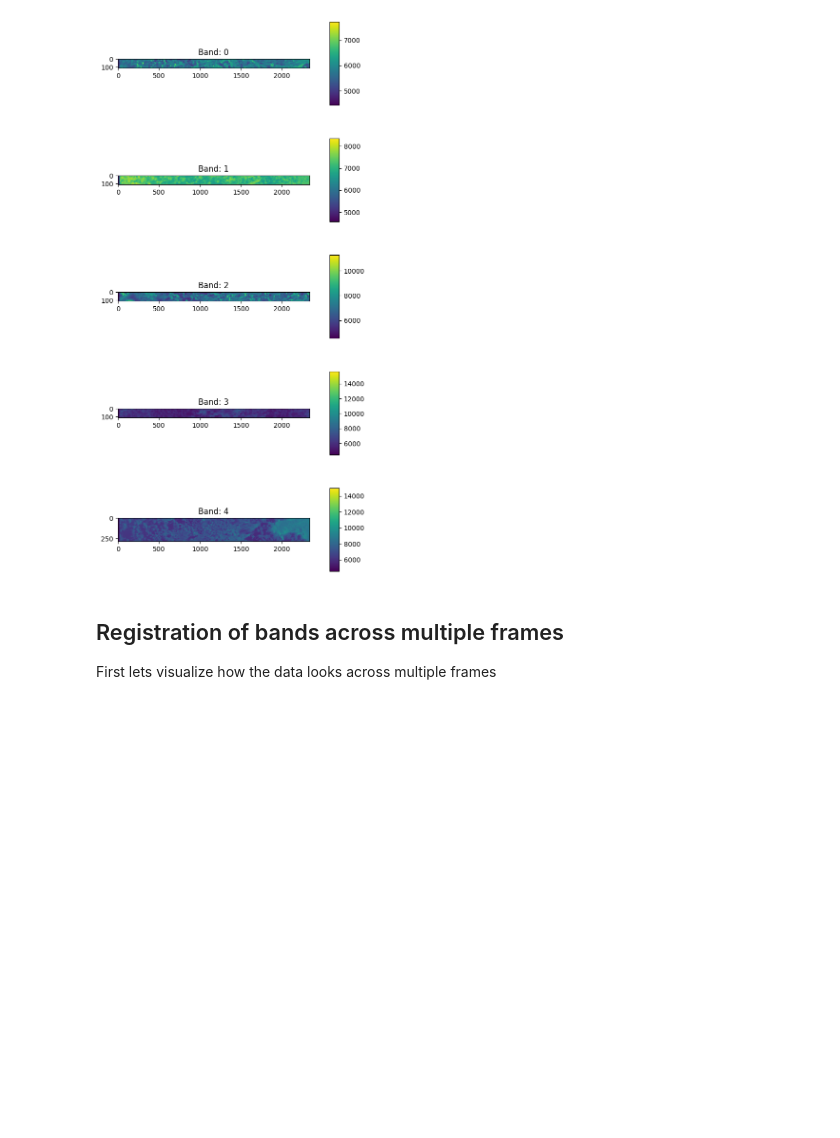
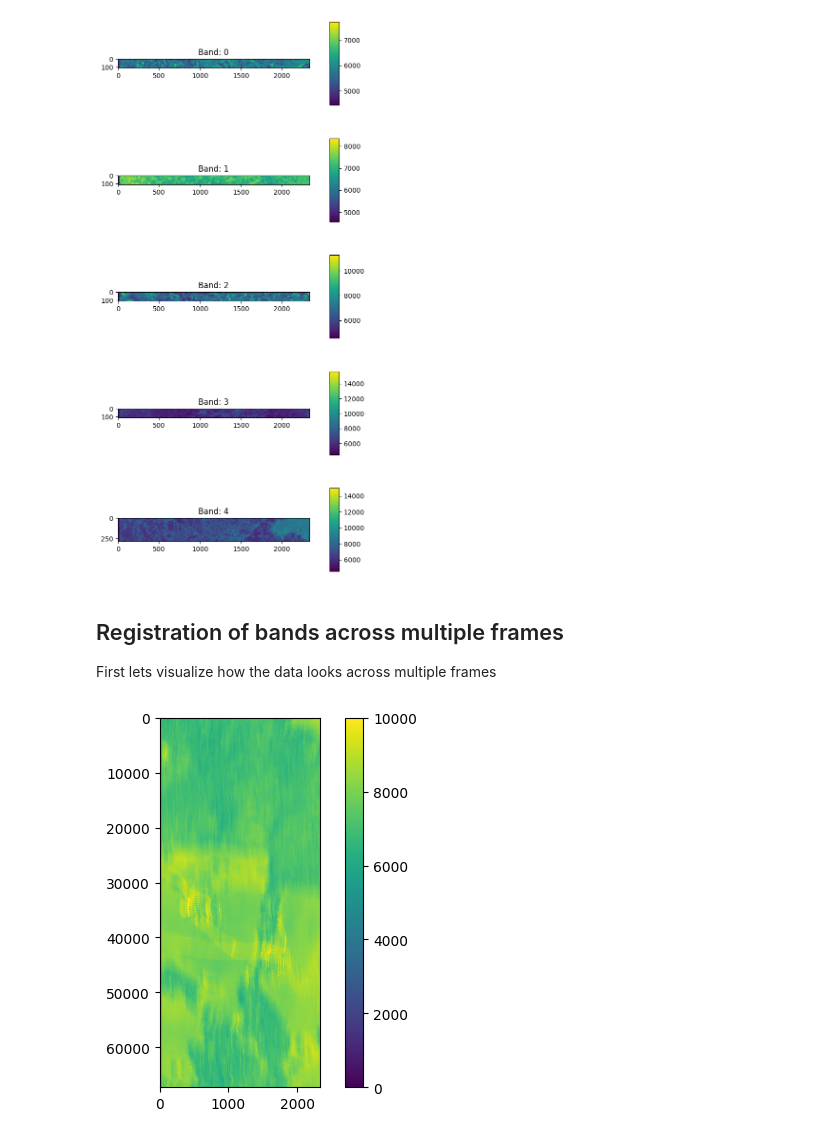
Before and after one commit to viveksharma2022/GeoSat-image-processing, a Jupyter notebook: main.ipynb, the cells around one changed output. Cells and saved outputs as stored; diff of their text form; code cells hidden in the pictures; blank space fills up the shorter version.

```diff
--- a/main.ipynb
+++ b/main.ipynb
@@ -4,15 +4,18 @@ This script explores a geosat data and does image processing to
 2) Compute the spatial shifts between the bands
 3)
 # %%
-%load_ext autoreload
-%autoreload 2
 import sys
 sys.path.append('./utils/')
 import os
 from utils import io
+from utils import image_processing as imp
 import matplotlib.pyplot as plt
 from pathlib import Path
+import numpy as np
 
-data_folder = Path(os.environ.get("GEOSATDATA_PATH"))
-if not data_folder:
+%load_ext autoreload
+%autoreload 2
+
+dataFolder = Path(os.environ.get("GEOSATDATA_PATH"))
+if not dataFolder:
     print(f"[ERROR]: Set the path to the data folder in the environment variables")
@@ -38,3 +38,14 @@ data.DataPlainView()
 # %% [markdown]
 ## Registration of bands across multiple frames
 First lets visualize how the data looks across multiple frames
+# %%
+imgAlignStrategy = imp.ImageAlignmentStrategy(imp.PhaseCorrelation(), dataFolder) # set the strategy to align images
+rawData = imgAlignStrategy.GetRawData(bandNumber = -1)
+# %%
+plt.figure()
+plt.imshow((rawData), aspect= 0.08)
+plt.clim([0,10000])
+plt.colorbar()
+plt.show()
+# %% [output]
+[figure, added]
```
Also changed, not shown: parts of 2 cells of this notebook, 2 other files.
